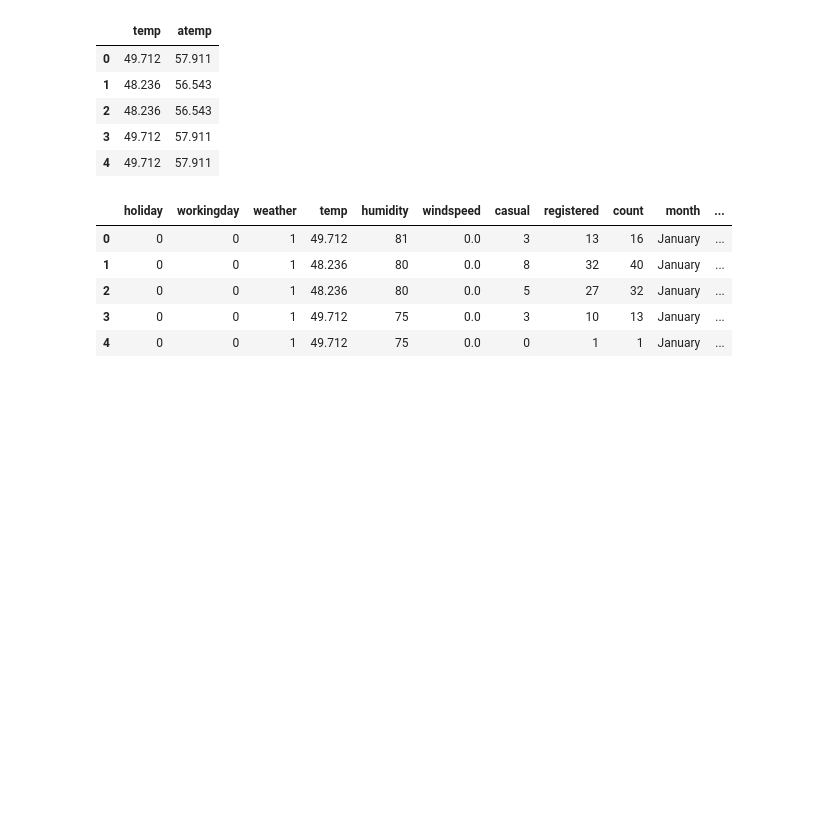
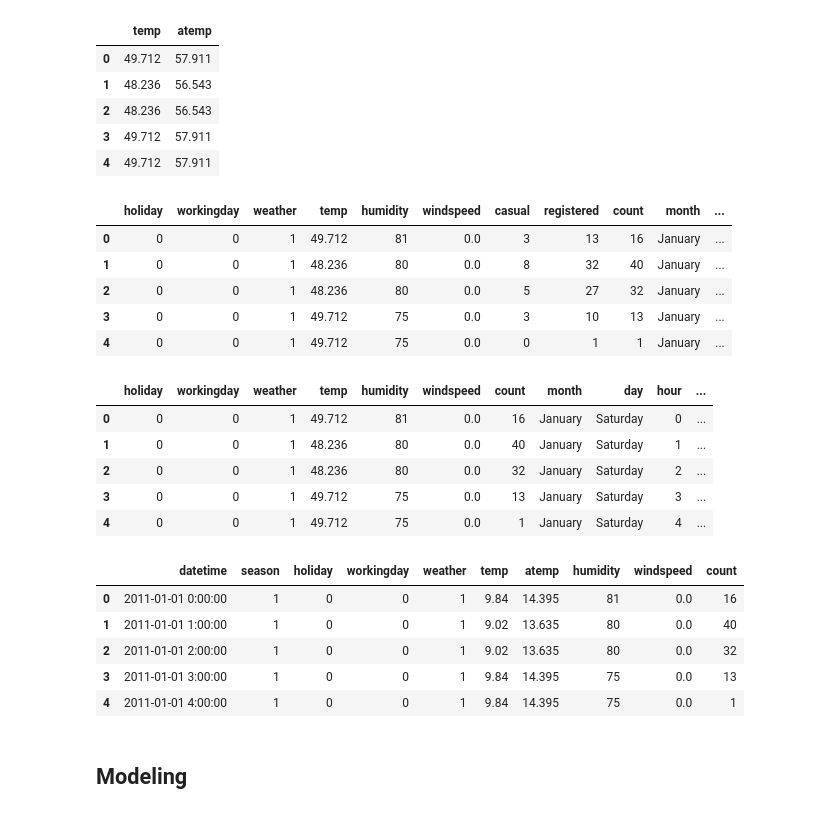
Before and after one commit to mvince33/Coding-Dojo, a Jupyter notebook: week10/feature_engineering_exercise.ipynb, the cells around one changed output. Saved outputs shown, nothing was run; the diff lists cells and outputs as text; code cells hidden in the pictures; blank space fills up the shorter version.

```diff
--- a/week10/feature_engineering_exercise.ipynb
+++ b/week10/feature_engineering_exercise.ipynb
@@ -121,3 +129,27 @@ fe_df.head()
 | 2 | 0 | 0 | 1 | 48.236 | 80 | 0.0 | 5 | 27 | 32 | January | ... |
 | 3 | 0 | 0 | 1 | 49.712 | 75 | 0.0 | 3 | 10 | 13 | January | ... |
 | 4 | 0 | 0 | 1 | 49.712 | 75 | 0.0 | 0 | 1 | 1 | January | ... |
+# %%
+# Drop the casual and registered columns from both data frames.
+# (I'm not sure the justification for this, just following instructions.)
+fe_df.drop(columns = ['casual', 'registered'], inplace = True)
+df.drop(columns = ['casual', 'registered'], inplace = True)
+
+# Make sure the columns were dropped.
+display(fe_df.head())
+display(df.head())
+# %% [output]
+|  | holiday | workingday | weather | temp | humidity | windspeed | count | month | day | hour | ... |
+| 0 | 0 | 0 | 1 | 49.712 | 81 | 0.0 | 16 | January | Saturday | 0 | ... |
+| 1 | 0 | 0 | 1 | 48.236 | 80 | 0.0 | 40 | January | Saturday | 1 | ... |
+| 2 | 0 | 0 | 1 | 48.236 | 80 | 0.0 | 32 | January | Saturday | 2 | ... |
+| 3 | 0 | 0 | 1 | 49.712 | 75 | 0.0 | 13 | January | Saturday | 3 | ... |
+| 4 | 0 | 0 | 1 | 49.712 | 75 | 0.0 | 1 | January | Saturday | 4 | ... |
+|  | datetime | season | holiday | workingday | weather | temp | atemp | humidity | windspeed | count |
+| 0 | 2011-01-01 0:00:00 | 1 | 0 | 0 | 1 | 9.84 | 14.395 | 81 | 0.0 | 16 |
+| 1 | 2011-01-01 1:00:00 | 1 | 0 | 0 | 1 | 9.02 | 13.635 | 80 | 0.0 | 40 |
+| 2 | 2011-01-01 2:00:00 | 1 | 0 | 0 | 1 | 9.02 | 13.635 | 80 | 0.0 | 32 |
+| 3 | 2011-01-01 3:00:00 | 1 | 0 | 0 | 1 | 9.84 | 14.395 | 75 | 0.0 | 13 |
+| 4 | 2011-01-01 4:00:00 | 1 | 0 | 0 | 1 | 9.84 | 14.395 | 75 | 0.0 | 1 |
+# %% [markdown]
+## Modeling
```
Also changed, not shown: parts of 27 cells of this notebook.
